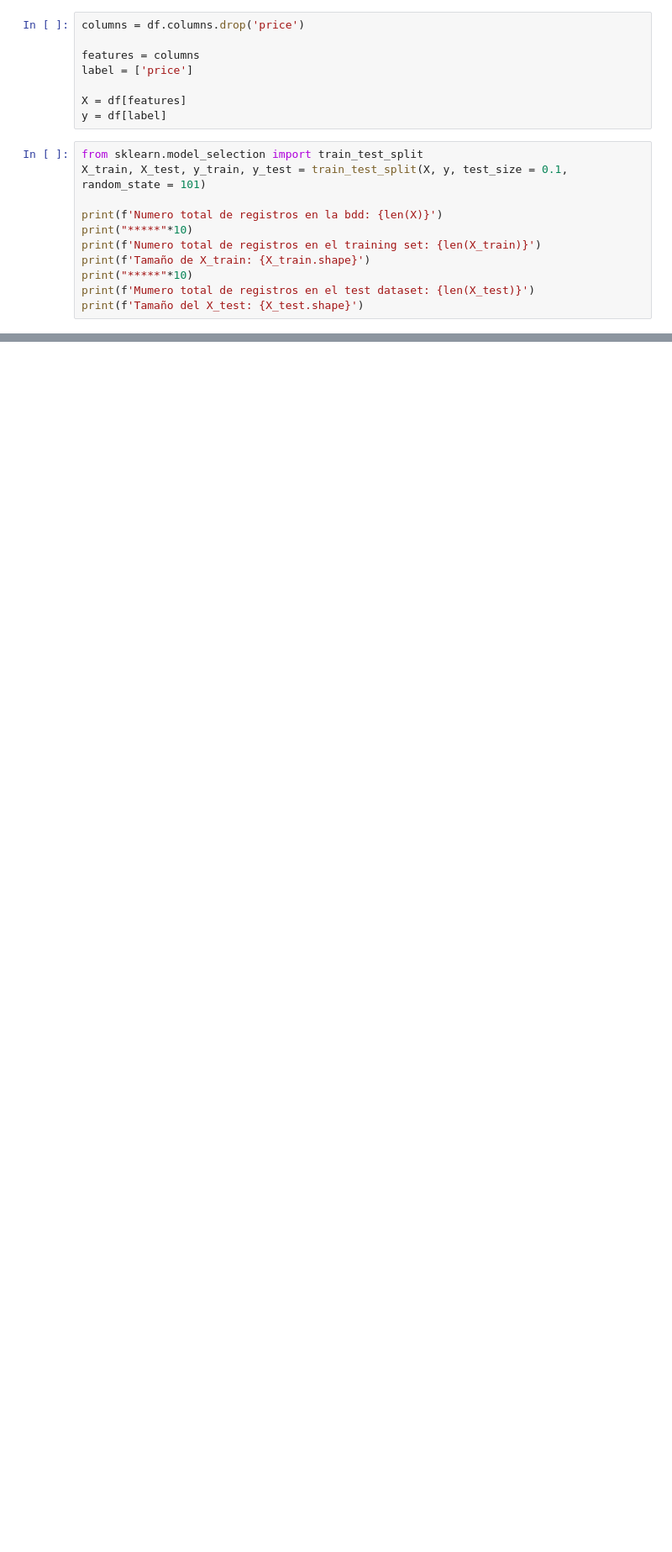
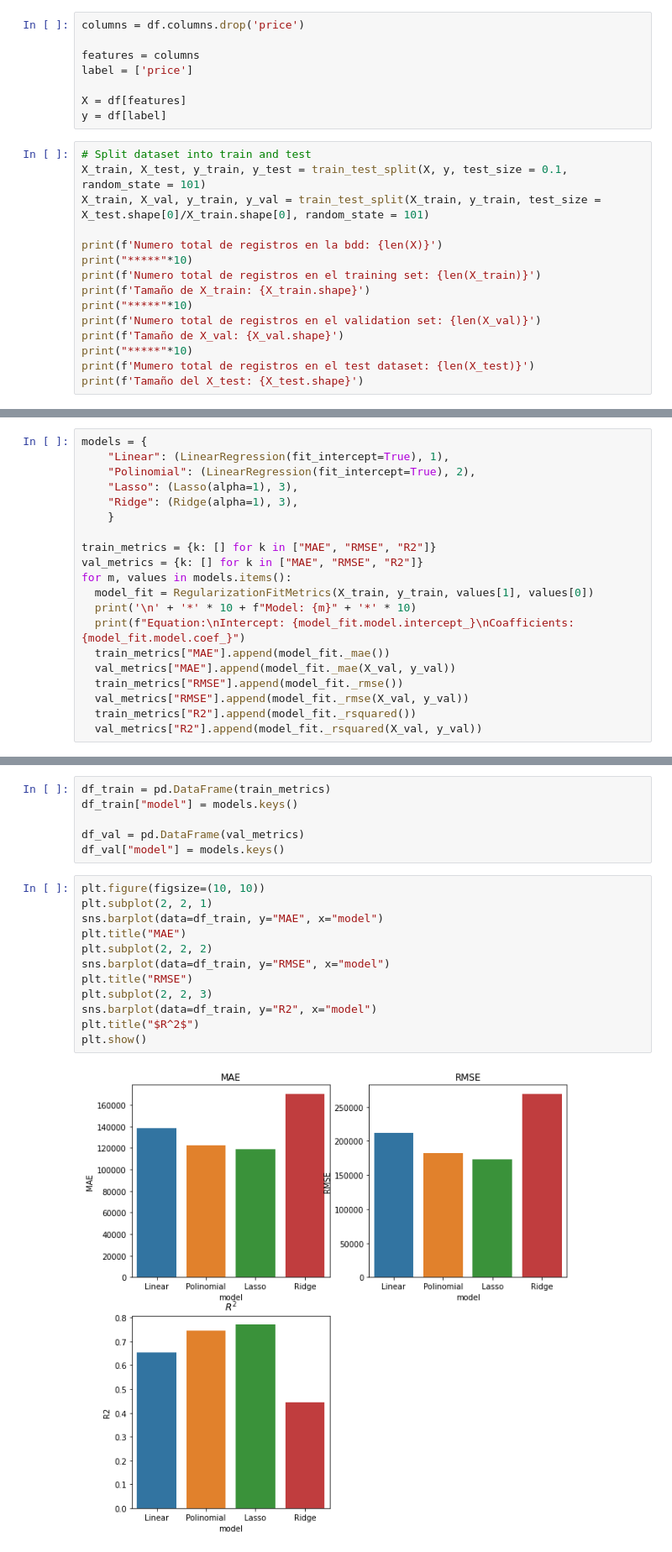
Before and after one commit to PosgradoMNA/actividades-de-aprendizaje-Walt9819, a Jupyter notebook: Week7/RegresionesyKMeans.ipynb, the cells around one changed output, grey strips where cells are left out. Shown at 84% size. Saved outputs shown, nothing was run; the diff lists cells and outputs as text; blank space fills up the shorter version.

Commit message:
Multiple linear regresion added

```diff
--- a/Week7/RegresionesyKMeans.ipynb
+++ b/Week7/RegresionesyKMeans.ipynb
@@ -711,14 +754,18 @@ label = ['price']
 X = df[features]
 y = df[label]
 # %%
-from sklearn.model_selection import train_test_split
+# Split dataset into train and test
 X_train, X_test, y_train, y_test = train_test_split(X, y, test_size = 0.1, random_state = 101)
+X_train, X_val, y_train, y_val = train_test_split(X_train, y_train, test_size = X_test.shape[0]/X_train.shape[0], random_state = 101)
 
 print(f'Numero total de registros en la bdd: {len(X)}')
 print("*****"*10)
 print(f'Numero total de registros en el training set: {len(X_train)}')
 print(f'Tamaño de X_train: {X_train.shape}')
 print("*****"*10)
+print(f'Numero total de registros en el validation set: {len(X_val)}')
+print(f'Tamaño de X_val: {X_val.shape}')
+print("*****"*10)
 print(f'Mumero total de registros en el test dataset: {len(X_test)}')
 print(f'Tamaño del X_test: {X_test.shape}')
 # %% [output]
@@ -733,0 +800,20 @@ Tamaño del X_test: (10, 1)
+# %%
+models = {
+    "Linear": (LinearRegression(fit_intercept=True), 1),
+    "Polinomial": (LinearRegression(fit_intercept=True), 2),
+    "Lasso": (Lasso(alpha=1), 3),
+    "Ridge": (Ridge(alpha=1), 3),
+    }
+
+train_metrics = {k: [] for k in ["MAE", "RMSE", "R2"]}
+val_metrics = {k: [] for k in ["MAE", "RMSE", "R2"]}
+for m, values in models.items():
+  model_fit = RegularizationFitMetrics(X_train, y_train, values[1], values[0])
+  print('\n' + '*' * 10 + f"Model: {m}" + '*' * 10)
+  print(f"Equation:\nIntercept: {model_fit.model.intercept_}\nCoafficients: {model_fit.model.coef_}")
+  train_metrics["MAE"].append(model_fit._mae())
+  val_metrics["MAE"].append(model_fit._mae(X_val, y_val))
+  train_metrics["RMSE"].append(model_fit._rmse())
+  val_metrics["RMSE"].append(model_fit._rmse(X_val, y_val))
+  train_metrics["R2"].append(model_fit._rsquared())
+  val_metrics["R2"].append(model_fit._rsquared(X_val, y_val))
@@ -733,0 +855,20 @@ Tamaño del X_test: (10, 1)
+# %%
+df_train = pd.DataFrame(train_metrics)
+df_train["model"] = models.keys()
+
+df_val = pd.DataFrame(val_metrics)
+df_val["model"] = models.keys()
+# %%
+plt.figure(figsize=(10, 10))
+plt.subplot(2, 2, 1)
+sns.barplot(data=df_train, y="MAE", x="model")
+plt.title("MAE")
+plt.subplot(2, 2, 2)
+sns.barplot(data=df_train, y="RMSE", x="model")
+plt.title("RMSE")
+plt.subplot(2, 2, 3)
+sns.barplot(data=df_train, y="R2", x="model")
+plt.title("$R^2$")
+plt.show()
+# %% [output]
+[figure, added]
```
Also changed, not shown: parts of 14 cells of this notebook.
